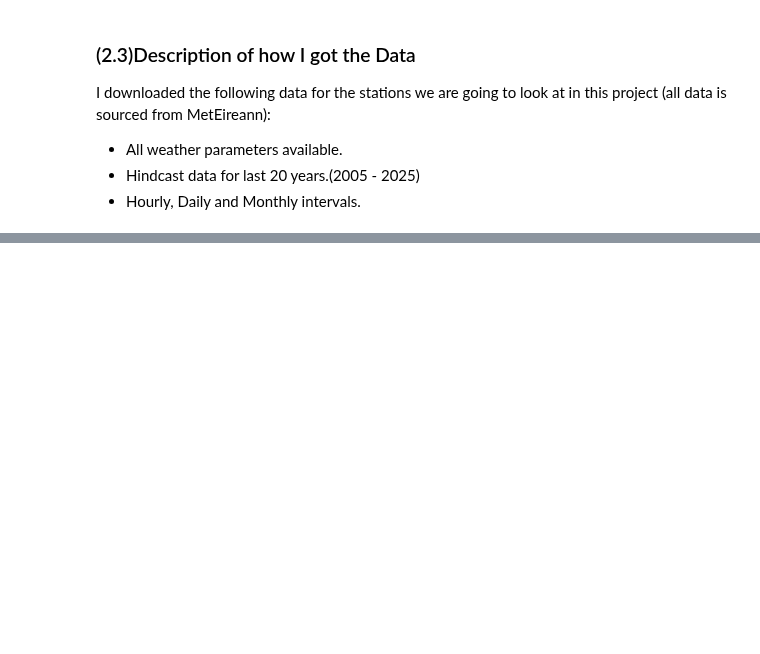
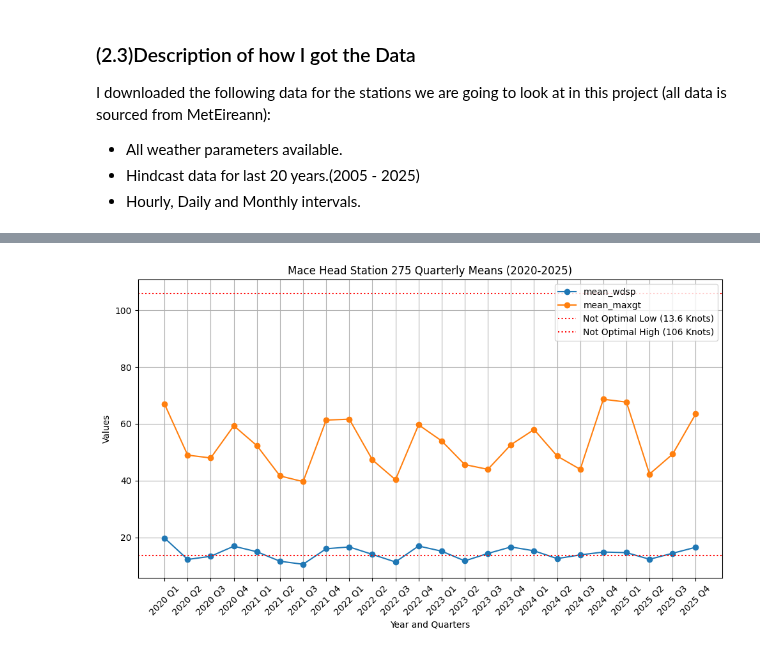
Before and after one commit to PectenMaximus/PFDA_2025_Project-, a Jupyter notebook: Project.ipynb, the cells around one changed output, grey strips where cells are left out. Drawn from its saved outputs; the diff is of its cells as text; code cells hidden in the pictures; blank space fills up the shorter version.

```diff
--- a/Project.ipynb
+++ b/Project.ipynb
@@ -240,0 +486,23 @@ I downloaded the following data for the stations we are going to look at in this
+# %%
+# Plot the data
+plt.figure(figsize=(10, 6))
+for column in ['mean_wdsp', 'mean_maxgt']:
+    plt.plot(filtered_data['year'].astype(str) + " " + filtered_data['quarter'],
+             filtered_data[column],
+             marker='o',
+             label=column)
+
+# Add dotted red lines for 'Not Optimal Low' and 'Not Optimal High'
+plt.axhline(y=13.6, color='red', linestyle='dotted', label='Not Optimal Low (13.6 Knots)')
+plt.axhline(y=106, color='red', linestyle='dotted', label='Not Optimal High (106 Knots)')
+
+plt.title('Mace Head Station 275 Quarterly Means (2020-2025)')
+plt.xlabel('Year and Quarters')
+plt.ylabel('Values')
+plt.xticks(rotation=45)
+plt.legend()
+plt.grid()
+plt.tight_layout()
+plt.show()
+# %% [output]
+[figure, added]
```
Also changed, not shown: parts of 21 cells of this notebook.
